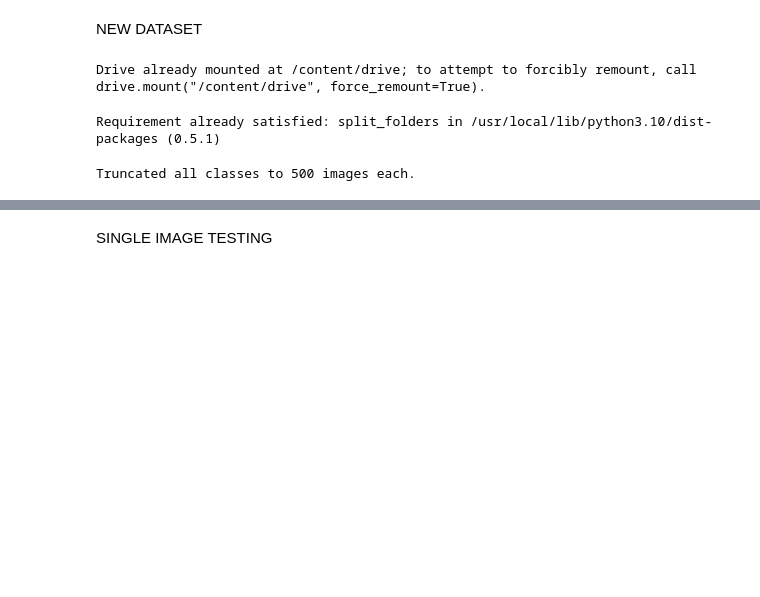
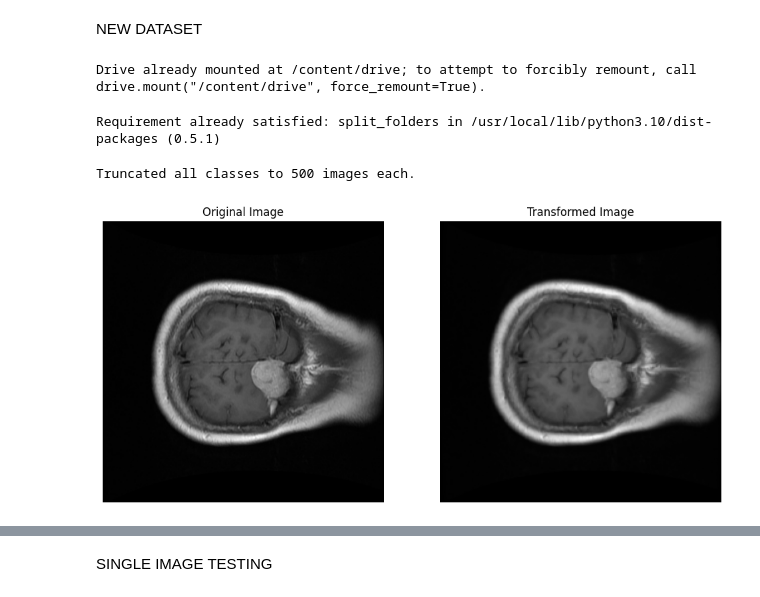
Before and after one commit to aina-damilola/Brain-Tumor-Detection, a Jupyter notebook: Model Creation/Primary Model Final.ipynb, the cells around one changed output, grey strips where cells are left out. Cells and saved outputs as stored; diff of their text form; code cells hidden in the pictures; blank space fills up the shorter version.

```diff
--- a/Model Creation/Primary Model Final.ipynb
+++ b/Model Creation/Primary Model Final.ipynb
@@ -462,6 +462,53 @@ def create_new_loader(batch_size):
     new_test_loader = torch.utils.data.DataLoader(new_test_dataset, batch_size=batch_size, shuffle=True, num_workers=4, pin_memory=True)
 
     return new_test_loader
+# %%
+import matplotlib.pyplot as plt
+from torchvision import transforms, datasets
+from PIL import Image
+import torch
+
+# Define the transformations
+transform = transforms.Compose([
+    transforms.ToTensor(),
+    transforms.Grayscale(num_output_channels=1),
+    transforms.Resize((224, 224)),
+    transforms.Normalize((0.5), (0.5))
+])
+
+# Load an example image from the dataset
+image_path = '/content/TruncatedClassificationData/meningioma/meningioma_110.jpg'  # Replace with your image path
+original_image = Image.open(image_path)
+
+# Apply the transformation
+transformed_image = transform(original_image)
+
+# Function to unnormalize and convert tensor to image for visualization
+def unnormalize(tensor, mean, std):
+    for t, m, s in zip(tensor, mean, std):
+        t.mul_(s).add_(m)
+    return tensor
+
+# Undo the normalization for visualization
+unnormalized_image = unnormalize(transformed_image.clone(), [0.5], [0.5])
+unnormalized_image = unnormalized_image.squeeze().numpy()
+
+# Plot the original and transformed images
+fig, ax = plt.subplots(1, 2, figsize=(12, 6))
+
+# Original image
+ax[0].imshow(original_image, cmap='gray')
+ax[0].set_title('Original Image')
+ax[0].axis('off')
+
+# Transformed image
+ax[1].imshow(unnormalized_image, cmap='gray')
+ax[1].set_title('Transformed Image')
+ax[1].axis('off')
+
+plt.show()
+# %% [output]
+[figure, added]
 # %%
 test_loader = create_new_loader(128)
 # %%
```
Also changed, not shown: parts of 10 cells of this notebook.
